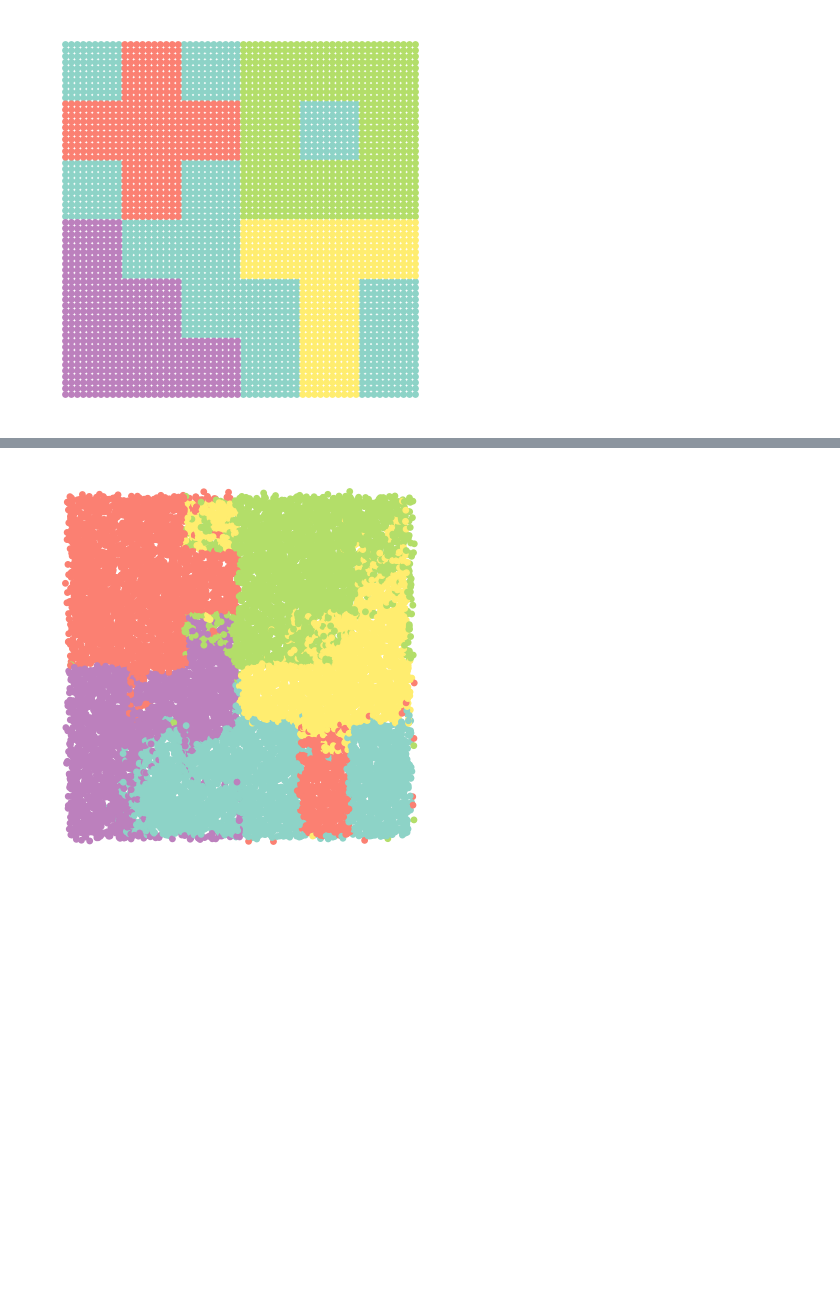
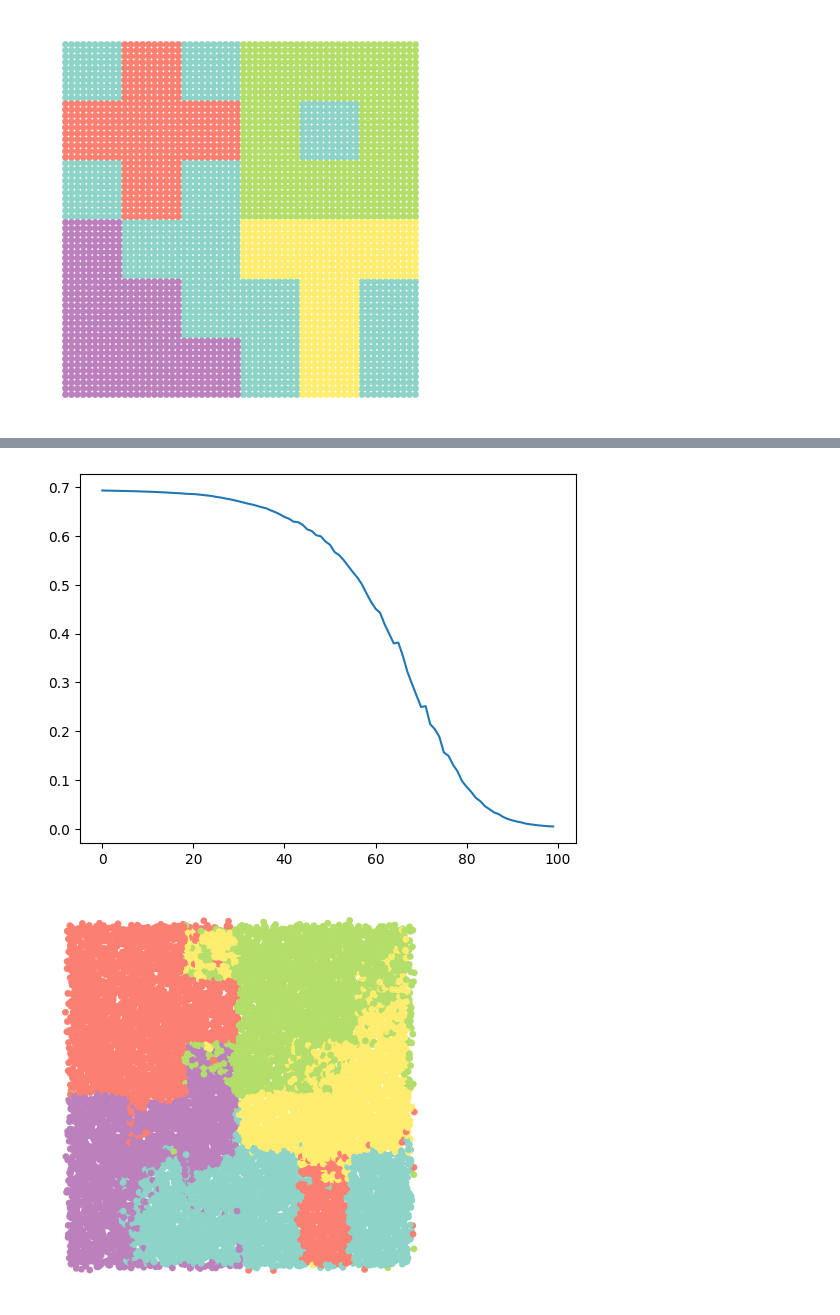
Before and after one commit to craigfouts/asterism, a Jupyter notebook: notebooks/demo.ipynb, the cells around one changed output, grey strips where cells are left out. Drawn from its saved outputs; the diff is of its cells as text; code cells hidden in the pictures; blank space fills up the shorter version.

```diff
--- a/notebooks/demo.ipynb
+++ b/notebooks/demo.ipynb
@@ -123,3 +314,9 @@ np.int32(84)
+# %%
+x = np.arange(len(model.loss_log))
+plt.plot(x, model.loss_log)
+plt.show()
+# %% [output]
+[figure, added]
 # %%
 def featurize(data):
     sections = np.unique(data[:, 0])
```
Also changed, not shown: parts of 8 cells of this notebook, 1 other file.
